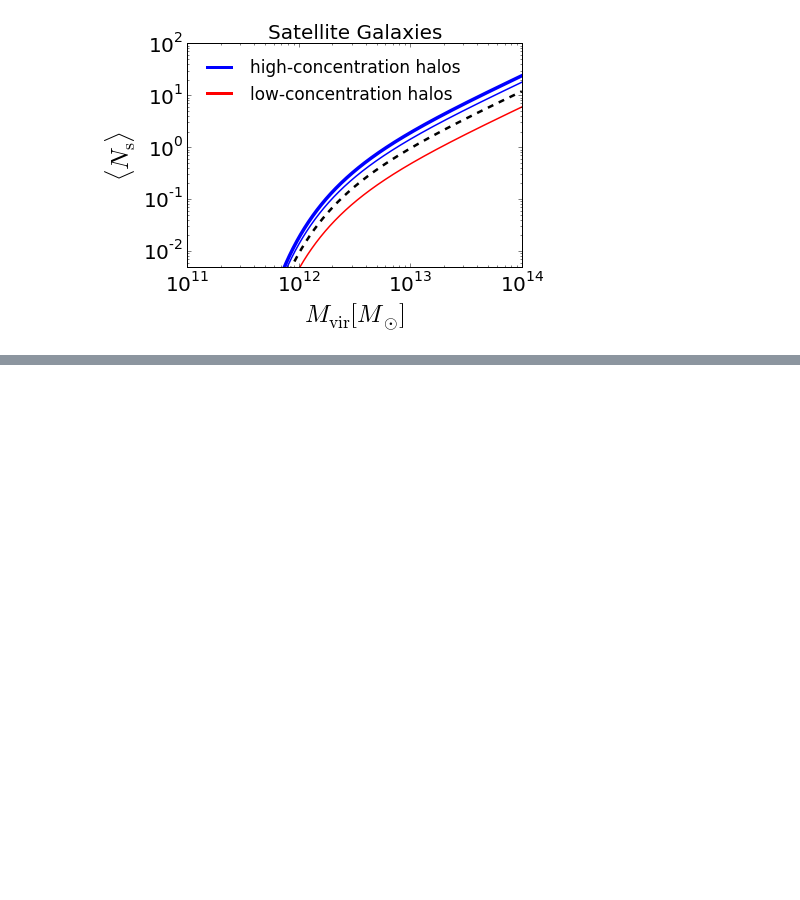
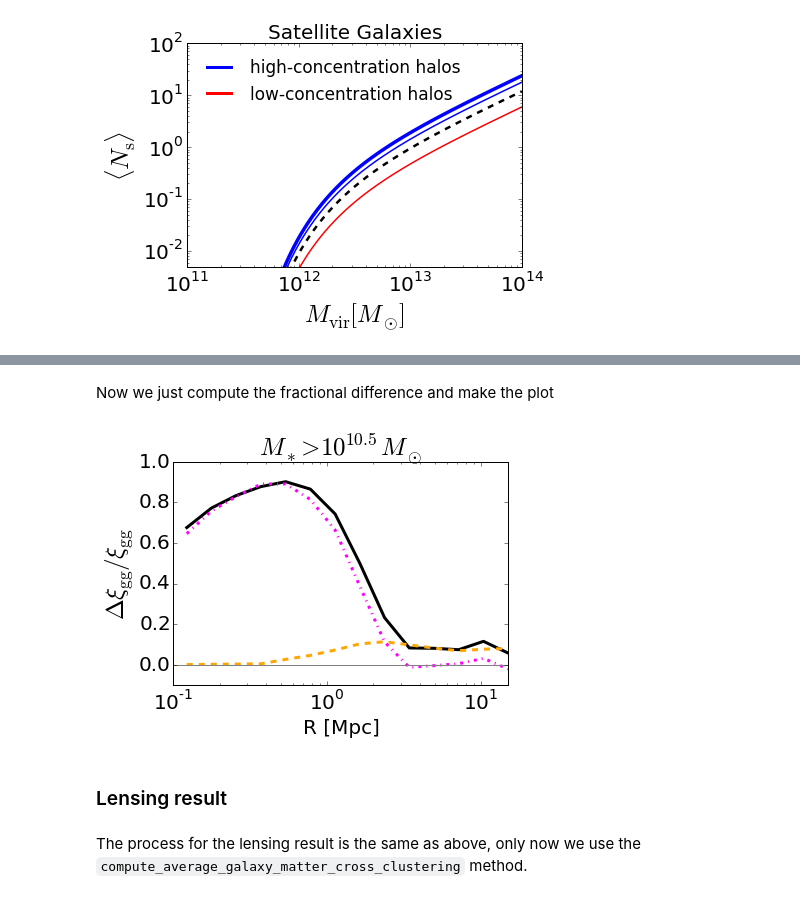
Before and after one commit to aphearin/decorated-hod-paper, a Jupyter notebook: generate_abthy_results.ipynb, the cells around one changed output, grey strips where cells are left out. Cells and saved outputs as stored; diff of their text form; code cells hidden in the pictures; blank space fills up the shorter version.

Commit message:
Finished documenting figure 3

```diff
--- a/generate_abthy_results.ipynb
+++ b/generate_abthy_results.ipynb
@@ -210,0 +213,9 @@ fig2_sats.savefig('FIGS/nsat.pdf', bbox_extra_artists=[xlabel, ylabel], bbox_inc
+# %%
+from halotools.empirical_models import PrebuiltHodModelFactory
+model = PrebuiltHodModelFactory('hearin15', threshold = 10.5, redshift = 0.,
+                        central_assembias_strength = 1,
+                        satellite_assembias_strength = 1)
+model.param_dict['scatter_model_param1'] = 0.4
+
+baseline_model = PrebuiltHodModelFactory('leauthaud11', threshold = 10.5, redshift = 0.)
+baseline_model.param_dict['scatter_model_param1'] = 0.4
@@ -210,0 +250,36 @@ fig2_sats.savefig('FIGS/nsat.pdf', bbox_extra_artists=[xlabel, ylabel], bbox_inc
+# %% [markdown]
+Now we just compute the fractional difference and make the plot
+# %%
+dy_all = fracdiff(xi_gg_a1_all, xi_gg_baseline)
+dy_censonly = fracdiff(xi_gg_a1_censonly, xi_gg_baseline)
+dy_satsonly = fracdiff(xi_gg_a1_satsonly, xi_gg_baseline)
+# %%
+fig3 = plt.figure()
+ax = fig3.add_subplot(111)
+
+xlabel = ax.set_xlabel('R [Mpc]', fontsize=20)
+ylabel = ax.set_ylabel(r'$\Delta\xi_{\rm gg} / \xi_{\rm gg}$', fontsize=25)
+title = ax.set_title(r'$M_{\ast} > 10^{10.5} M_{\odot}$', fontsize=25)
+
+ax.plot(r, dy_all, '-', color='k', linewidth=3,
+        label = r'$\mathcal{A}_{\rm bias}^{\rm cens} = 1, \mathcal{A}_{\rm bias}^{\rm sats} = 1$')
+ax.plot(r, dy_censonly, '--', color='orange', linewidth=3,
+        label = r'$\mathcal{A}_{\rm bias}^{\rm cens} = 1, \mathcal{A}_{\rm bias}^{\rm sats} = 0$')
+ax.plot(r, dy_satsonly, '-.', color='magenta', linewidth=3,
+        label = r'$\mathcal{A}_{\rm bias}^{\rm cens} = 0, \mathcal{A}_{\rm bias}^{\rm sats} = 1$')
+
+ax.plot(np.logspace(-2, 2, 100), np.zeros(100), color='gray')
+
+plt.xscale('log')
+plt.xticks(fontsize=20)
+plt.yticks(fontsize=20)
+plt.xlim(xmin = 0.1, xmax=15)
+plt.ylim(ymin = -0.1, ymax = 1)
+
+fig3.savefig('FIGS/max_satcen_clustering.pdf', bbox_extra_artists=[xlabel, ylabel], bbox_inches='tight')
+# %% [output]
+[figure, added]
+# %% [markdown]
+### Lensing result
+# %% [markdown]
+The process for the lensing result is the same as above, only now we use the `compute_average_galaxy_matter_cross_clustering` method.
```
Also changed, not shown: parts of 7 cells of this notebook, 2 other files.
